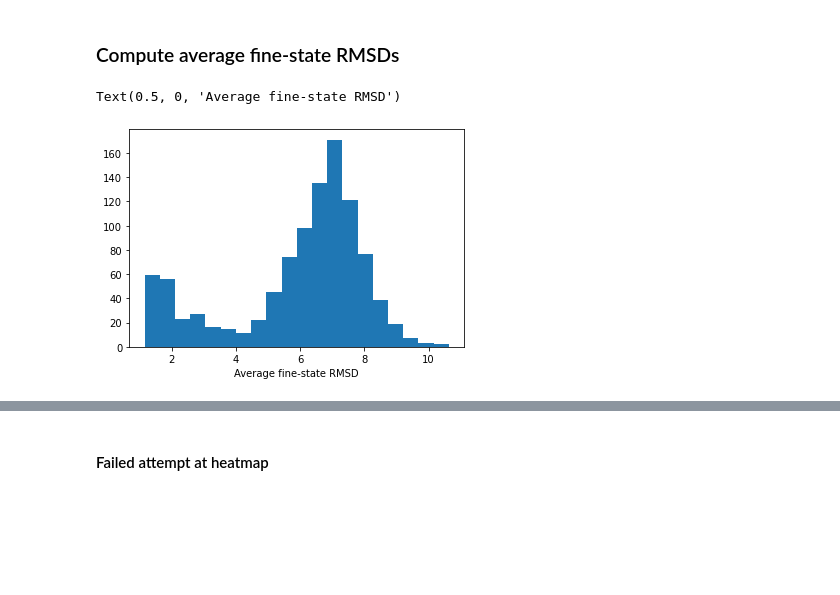
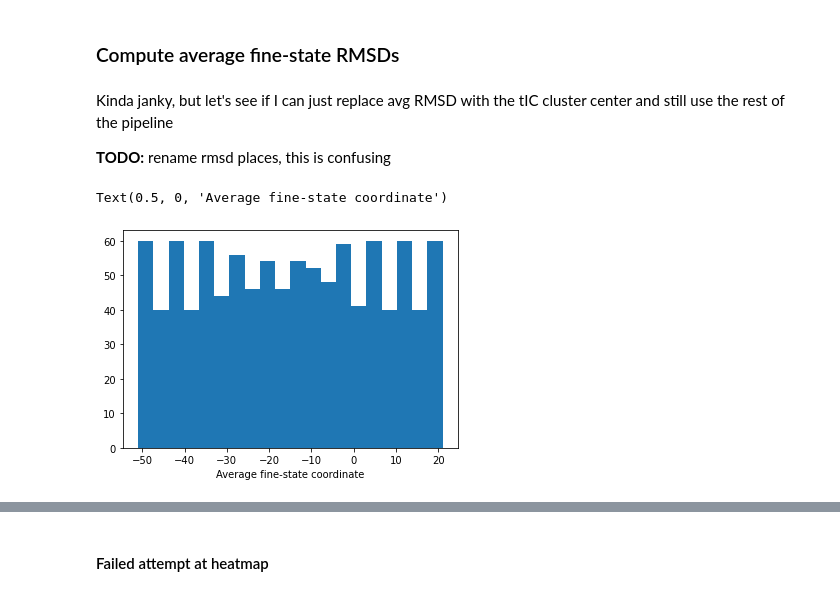
Before and after one commit to jdrusso/simple-proteinlike-msm, a Jupyter notebook: msm_building.ipynb, the cells around one changed output, grey strips where cells are left out. Saved outputs shown, nothing was run; the diff lists cells and outputs as text; code cells hidden in the pictures; blank space fills up the shorter version.

Commit message:
Updated to latest model

```diff
--- a/msm_building.ipynb
+++ b/msm_building.ipynb
@@ -425,6 +433,9 @@ clustering = kmeans_estimator.fit(projection).fetch_model()
 # %%
 pickle.dump(clustering, open('clustering.obj', 'wb'))
 pickle.dump(kmeans_estimator, open('kmeans_estimator.obj', 'wb'))
+# %%
+clustering = pickle.load(open('clustering.obj', 'rb'))
+kmeans_estimator = pickle.load(open('kmeans_estimator.obj', 'rb'))
 # %%
 # Discretize the trajectory
 discrete_trajectory = clustering.transform(projection)
@@ -486,0 +530,10 @@ Text(0, 0.5, 'RMSD')
+# %%
+# Now, cluster within each of those.
+# clusters_per_strat = 10
+n_clusters = 10000
+n_strat_bins = 20
+clusters_per_strat = n_clusters // n_strat_bins
+
+tic_bins = np.linspace(-50, 20, n_strat_bins) # 10ns, 1k states
+tic_bins = np.linspace(-47, 17, n_strat_bins) # 1ns, 10k states
+tic_bins, clusters_per_strat
@@ -487,9 +555,13 @@ Text(0, 0.5, 'RMSD')
 # %%
-bin_boundaries = np.concatenate([[-np.inf], rmsd_bins, [np.inf]])
+bin_boundaries = np.concatenate([[-np.inf], tic_bins, [np.inf]])
 
 all_clusters = []
 
-for bin_lower, bin_upper in tqdm.tqdm(zip(bin_boundaries[:-1], bin_boundaries[1:]), total=len(bin_boundaries)-1):
+discretized = np.full(projection.shape[0], fill_value=np.nan)
+
+for i, (bin_lower, bin_upper) in tqdm.tqdm(
+                                        enumerate(zip(bin_boundaries[:-1], bin_boundaries[1:])),
+                                    total=len(bin_boundaries)-1):
 
     kmeans_estimator = KMeans(
         n_clusters=clusters_per_strat,
@@ -500,8 +572,20 @@ for bin_lower, bin_upper in tqdm.tqdm(zip(bin_boundaries[:-1], bin_boundaries[1:
     )
 
     # Get the points in this bin
-    points_in_bin = np.argwhere((rmsd[::rmsd_stride] >= bin_lower) & (rmsd[::rmsd_stride] < bin_upper)).flatten()
+    points_in_bin = np.argwhere(
+        (projection[:,tic_rmsd] >= bin_lower) &
+        (projection[:,tic_rmsd] < bin_upper)
+    ).flatten()
 
-    clustering = kmeans_estimator.fit(projection[points_in_bin]).fetch_model()
+    _clustering = kmeans_estimator.fit(projection[points_in_bin]).fetch_model()
 
-    all_clusters.append(copy.deepcopy(clustering))
+    cluster_offset = i*clusters_per_strat
+
+    discretized[points_in_bin] = _clustering.transform(projection[points_in_bin])
+    discretized[points_in_bin] = discretized[points_in_bin] + cluster_offset
+
+    all_clusters.append(copy.deepcopy(_clustering))
+
+discrete_stratified = discretized
+
+combined_kmeans_centers = np.concatenate([x._cluster_centers for x in all_clusters])
@@ -811,12 +895,20 @@ for state in range(n_states):
     avg_state_rmsds[state] = np.mean(rmsds)
 
 rmsd_sort_order = np.argsort(avg_state_rmsds).flatten()
+# %% [markdown]
+Kinda janky, but let's see if I can just replace avg RMSD with the tIC cluster center and still use the rest of the pipeline
+
+**TODO:** rename rmsd places, this is confusing
+# %%
+n_states = msm.transition_matrix.shape[0]
+avg_state_rmsds = combined_kmeans_centers[:,tic_rmsd]
+rmsd_sort_order = np.argsort(avg_state_rmsds).flatten()
 # %%
 plt.hist(avg_state_rmsds, bins=20)
-plt.xlabel('Average fine-state RMSD')
+plt.xlabel('Average fine-state coordinate')
 # %% [output]
-Text(0.5, 0, 'Average fine-state RMSD')
+Text(0.5, 0, 'Average fine-state coordinate')
-[figure, old version]
+[figure, new version]
 # %%
 plt.plot(avg_state_rmsds, msm.committor_forward(folded, unfolded), '.')
 
```
Also changed, not shown: parts of 63 cells of this notebook, 1 other file.
